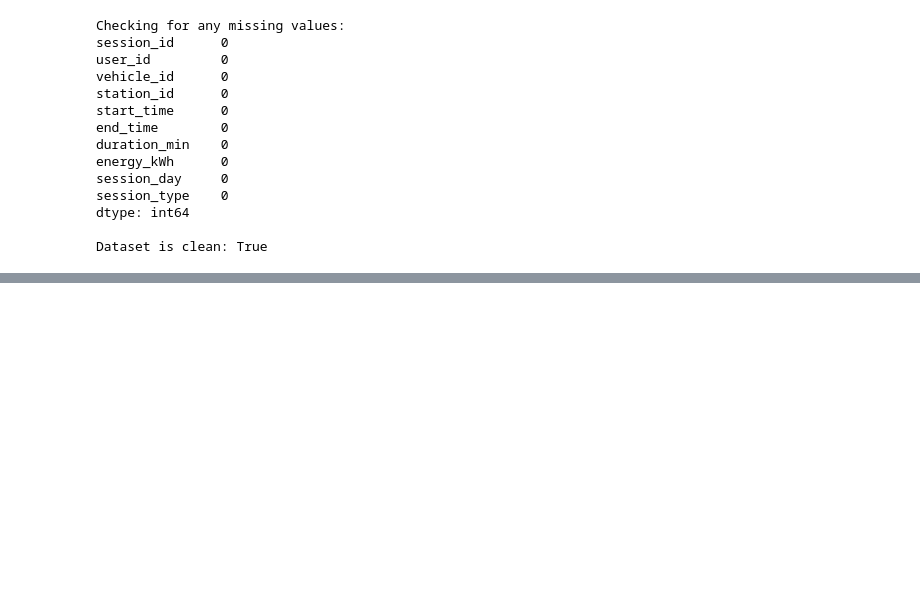
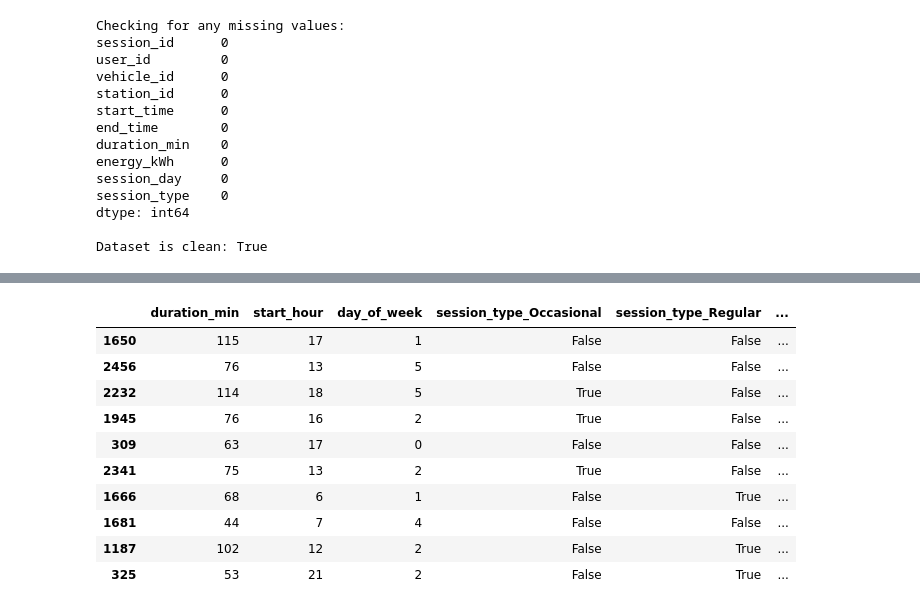
Before and after one commit to anirudh9280/EvoCharge, a Jupyter notebook: data/ev_charging_sessions/charging_sessions.ipynb, the cells around one changed output, grey strips where cells are left out. Cells and saved outputs as stored; diff of their text form; code cells hidden in the pictures; blank space fills up the shorter version.

```diff
--- a/data/ev_charging_sessions/charging_sessions.ipynb
+++ b/data/ev_charging_sessions/charging_sessions.ipynb
@@ -138,0 +237,24 @@ Dataset is clean: True
+# %%
+# Make predictions
+y_pred = rf.predict(X_test.copy())
+
+# Combine actual vs predicted in a DataFrame
+pred_df = X_test.copy()
+pred_df["actual_energy_kWh"] = y_test.copy()
+pred_df["predicted_energy_kWh"] = y_pred
+pred_df["error_kWh"] = pred_df["predicted_energy_kWh"] - pred_df["actual_energy_kWh"]
+
+# Show first 10 predictions
+pred_df.head(10)
+# %% [output]
+|  | duration_min | start_hour | day_of_week | session_type_Occasional | session_type_Regular | ... |
+| 1650 | 115 | 17 | 1 | False | False | ... |
+| 2456 | 76 | 13 | 5 | False | False | ... |
+| 2232 | 114 | 18 | 5 | True | False | ... |
+| 1945 | 76 | 16 | 2 | True | False | ... |
+| 309 | 63 | 17 | 0 | False | False | ... |
+| 2341 | 75 | 13 | 2 | True | False | ... |
+| 1666 | 68 | 6 | 1 | False | True | ... |
+| 1681 | 44 | 7 | 4 | False | False | ... |
+| 1187 | 102 | 12 | 2 | False | True | ... |
+| 325 | 53 | 21 | 2 | False | True | ... |
```
Also changed, not shown: parts of 14 cells of this notebook, 4 other files.
